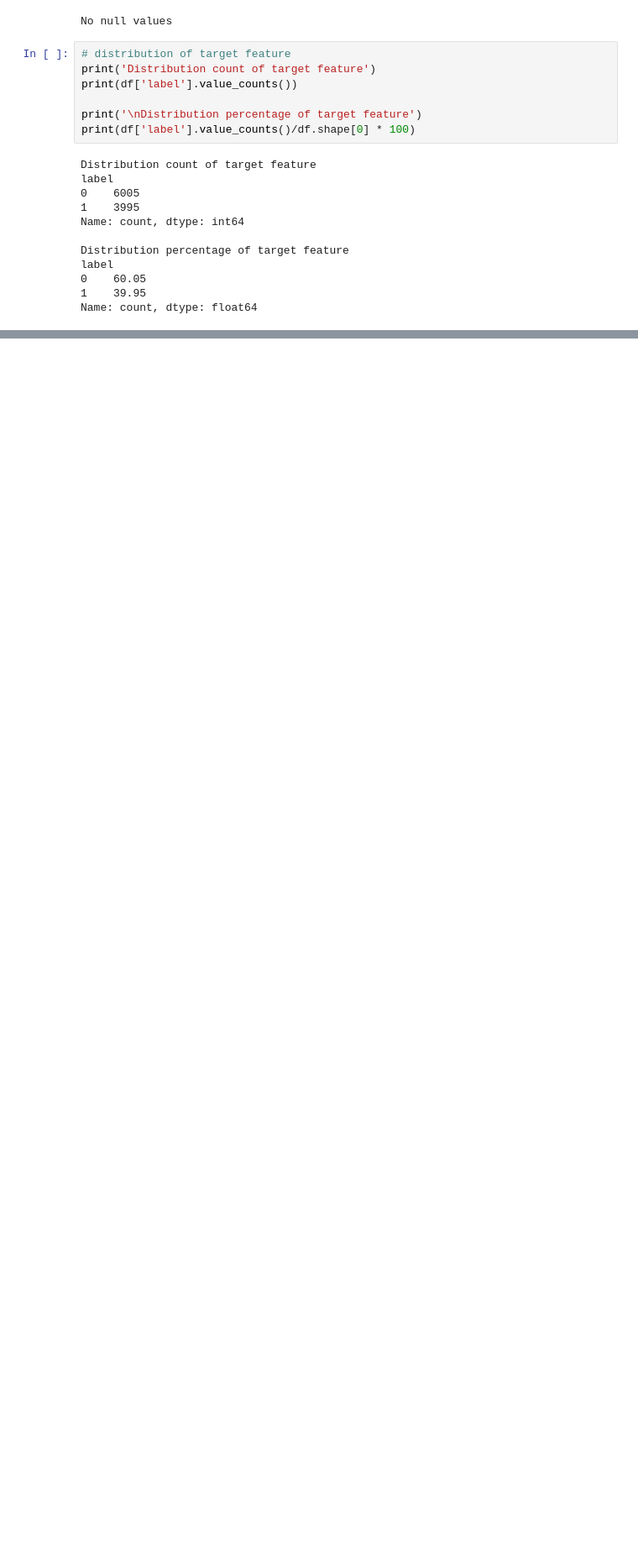
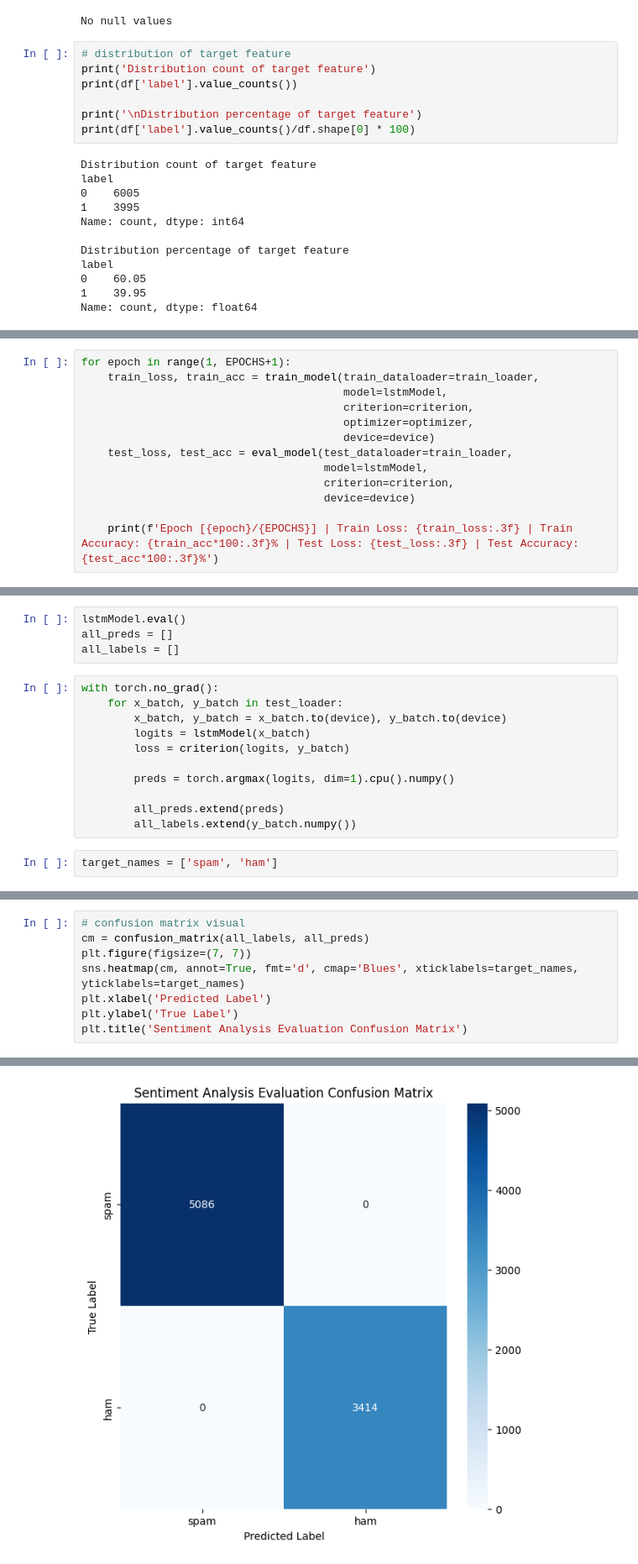
Before and after one commit to Prashant-Kumar-Codes/NLP, a Jupyter notebook: 7_NLP_Projects/1_Text_Classification/2_Spam_Detection/1_Email_Spam_Detection.ipynb, the cells around one changed output, grey strips where cells are left out. Shown at 84% size. Drawn from its saved outputs; the diff is of its cells as text; blank space fills up the shorter version.

Commit message:
completed the bidirectional lstm model

```diff
--- a/7_NLP_Projects/1_Text_Classification/2_Spam_Detection/1_Email_Spam_Detection.ipynb
+++ b/7_NLP_Projects/1_Text_Classification/2_Spam_Detection/1_Email_Spam_Detection.ipynb
@@ -133,0 +357,13 @@ print(preprocess_text("Hello this is @PrashantKumar! I'm 😊. This is a good we
+# %%
+for epoch in range(1, EPOCHS+1):
+    train_loss, train_acc = train_model(train_dataloader=train_loader,
+                                        model=lstmModel,
+                                        criterion=criterion,
+                                        optimizer=optimizer,
+                                        device=device)
+    test_loss, test_acc = eval_model(test_dataloader=train_loader,
+                                     model=lstmModel,
+                                     criterion=criterion,
+                                     device=device)
+
+    print(f'Epoch [{epoch}/{EPOCHS}] | Train Loss: {train_loss:.3f} | Train Accuracy: {train_acc*100:.3f}% | Test Loss: {test_loss:.3f} | Test Accuracy: {test_acc*100:.3f}%')
@@ -133,0 +375,17 @@ print(preprocess_text("Hello this is @PrashantKumar! I'm 😊. This is a good we
+# %%
+lstmModel.eval()
+all_preds = []
+all_labels = []
+# %%
+with torch.no_grad():
+    for x_batch, y_batch in test_loader:
+        x_batch, y_batch = x_batch.to(device), y_batch.to(device)
+        logits = lstmModel(x_batch)
+        loss = criterion(logits, y_batch)
+
+        preds = torch.argmax(logits, dim=1).cpu().numpy()
+
+        all_preds.extend(preds)
+        all_labels.extend(y_batch.numpy())
+# %%
+target_names = ['spam', 'ham']
@@ -133,0 +410,9 @@ print(preprocess_text("Hello this is @PrashantKumar! I'm 😊. This is a good we
+# %%
+# confusion matrix visual
+cm = confusion_matrix(all_labels, all_preds)
+plt.figure(figsize=(7, 7))
+sns.heatmap(cm, annot=True, fmt='d', cmap='Blues', xticklabels=target_names, yticklabels=target_names)
+plt.xlabel('Predicted Label')
+plt.ylabel('True Label')
+plt.title('Sentiment Analysis Evaluation Confusion Matrix')
+# %% [output]
@@ -133,0 +420 @@ print(preprocess_text("Hello this is @PrashantKumar! I'm 😊. This is a good we
+[figure, added]
```
Also changed, not shown: parts of 36 cells of this notebook.
